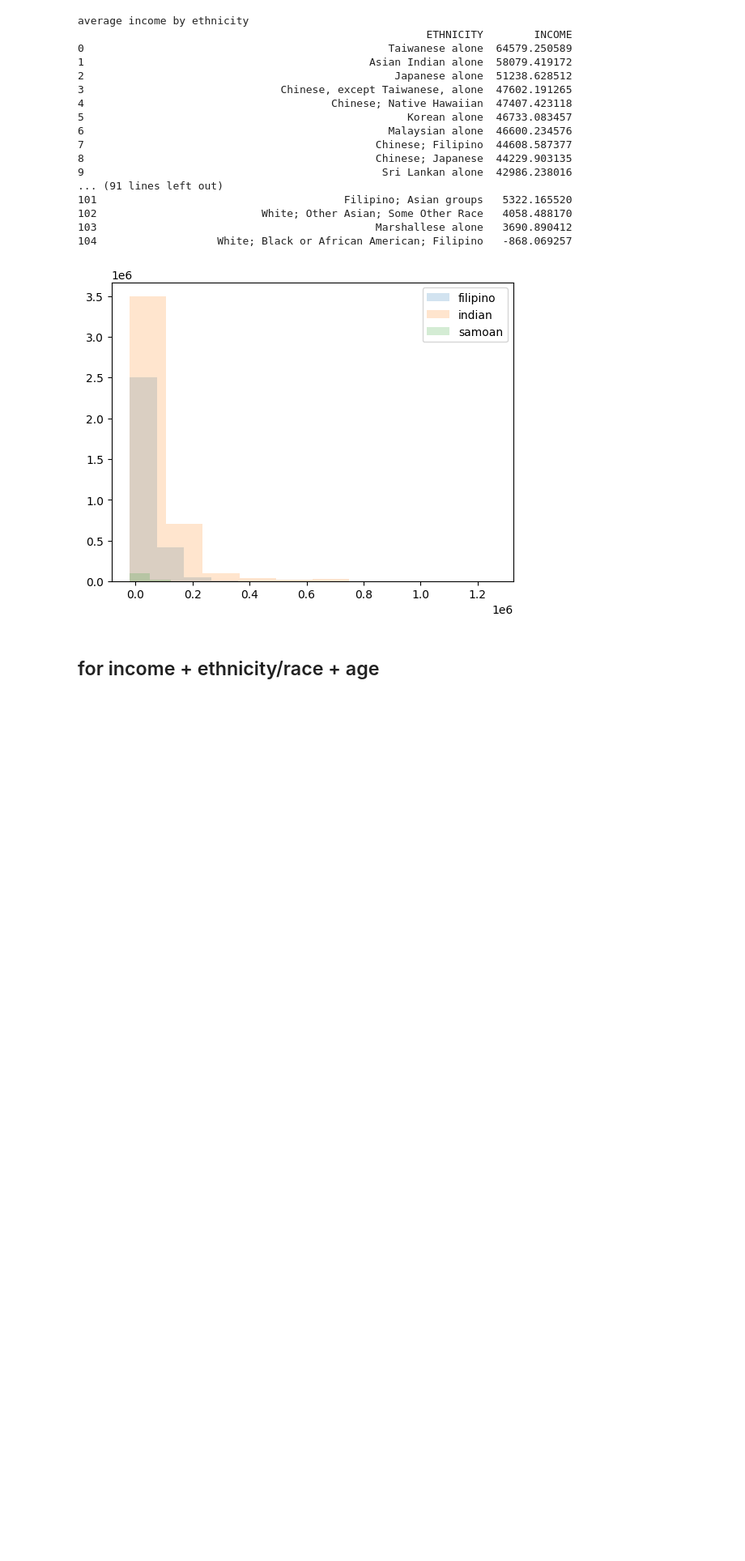
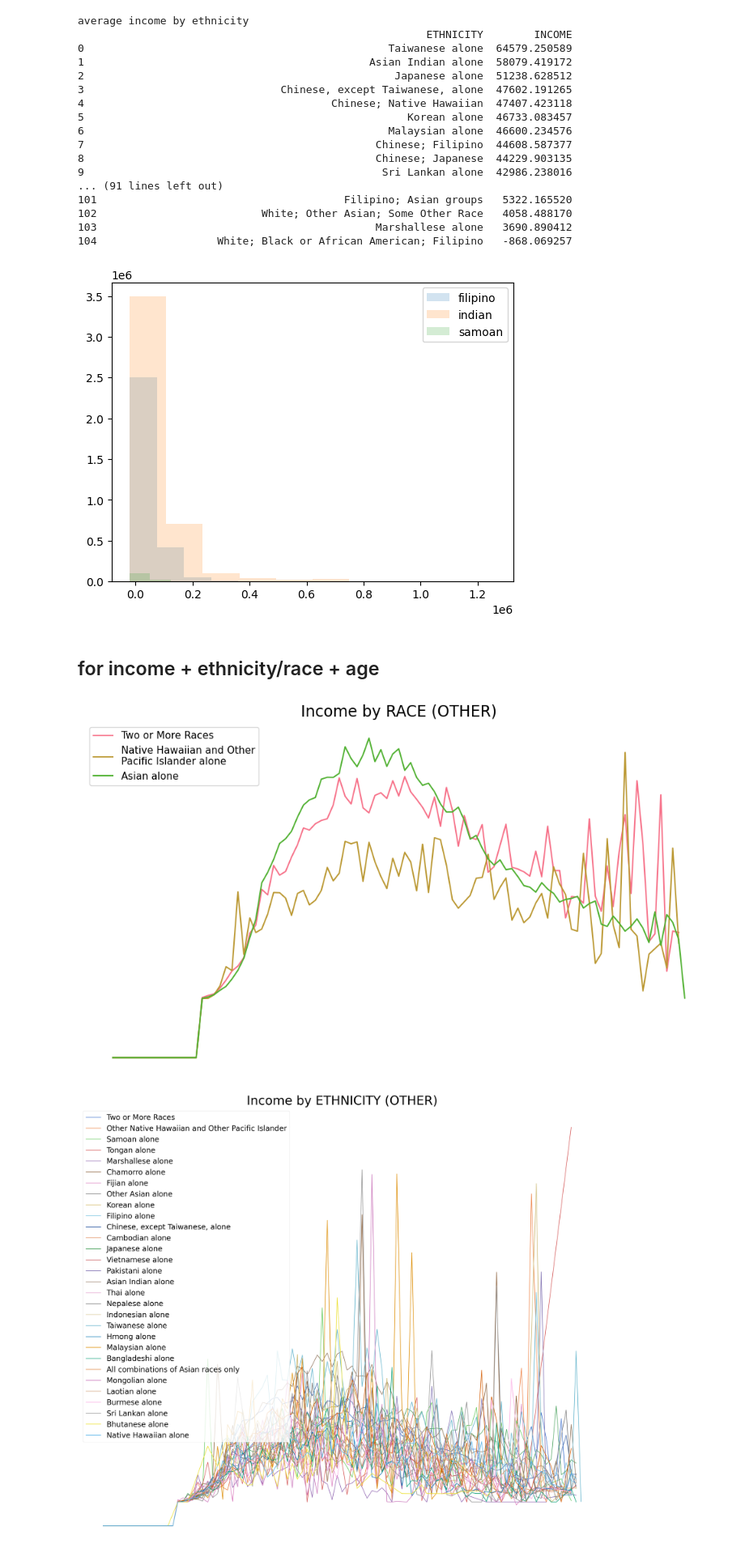
Before and after one commit to juliabiswas/dnp-aapi-data, a Jupyter notebook: process_data.ipynb, the cells around one changed output. Shown at 81% size. Drawn from its saved outputs; the diff is of its cells as text; code cells hidden in the pictures; blank space fills up the shorter version.

```diff
--- a/process_data.ipynb
+++ b/process_data.ipynb
@@ -1346,4 +1346,41 @@ plt.show()
 [figure]
 # %% [markdown]
 ## for income + ethnicity/race + age
+# %%
+def plot_income_by_variable(data, variable, mapping, figsize, color_palette, legendfontsize, width, wrap=False, wrap_width=25):
+  fig, ax = plt.subplots(figsize=figsize)
+
+  for i, category in enumerate(data[variable].unique()):
+    subset_data = data[data[variable] == category]
+
+    avg_income_by_age = subset_data.groupby('AGE')['INCOME'].apply(
+      lambda x: weighted_mean(x, data.loc[x.index, 'SAMPLE WEIGHT'])
+    ).sort_values(ascending=False)
+
+    legend_label = mapping[category]
+    if wrap:
+      legend_label = '\n'.join(textwrap.wrap(legend_label, width=wrap_width))
+
+    sns.lineplot(x=avg_income_by_age.index, y=avg_income_by_age.values,
+                 label=legend_label, ax=ax, linewidth=width,
+                 color=color_palette[i])
+
+  titlefontsize = int(figsize[0] * 1.7)
+  ax.axis('off')
+
+  ax.set_title(f'Income by {variable}', fontsize=titlefontsize)
+  ax.xaxis.set_tick_params(pad=5)
+  ax.yaxis.set_tick_params(pad=5)
+
+  ax.legend(loc='upper left', fontsize=legendfontsize)
+
+  plt.tight_layout()
+  plt.show()
+# %%
+#visualizations for race (other)/ethncity (other) (other vars had too many categories to be visualized)
+plot_income_by_variable(data, 'RACE (OTHER)', race_other_mapping, (10, 6), sns.color_palette("husl"), 11, 1.5, wrap=True)
+plot_income_by_variable(data, 'ETHNICITY (OTHER)', ethnicity_other_mapping, (35, 30), sns.color_palette("muted") + sns.color_palette("deep") + sns.color_palette("colorblind"),  35, 2.5)
+# %% [output]
+[figure, added]
+[figure, added]
 # %%
```
Also changed, not shown: parts of 2 cells of this notebook.
